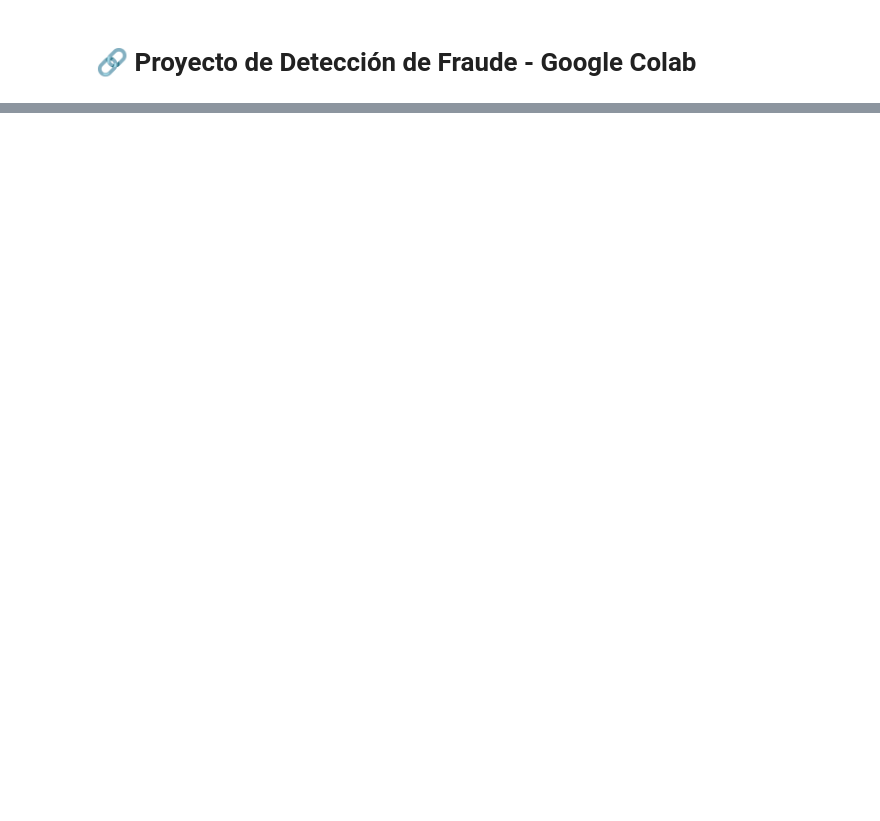
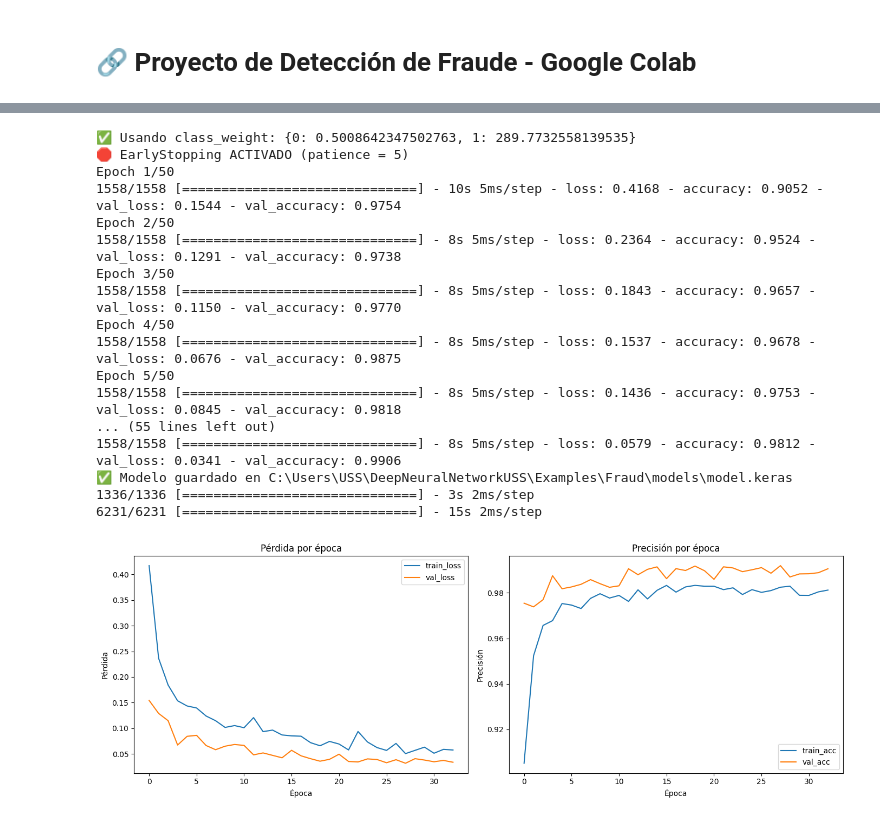
Before and after one commit to solivare/DeepNeuralNetworkUSS, a Jupyter notebook: Examples/Fraud/notebooks/runColab.ipynb, the cells around one changed output, grey strips where cells are left out. Cells and saved outputs as stored; diff of their text form; code cells hidden in the pictures; blank space fills up the shorter version.

```diff
--- a/Examples/Fraud/notebooks/runColab.ipynb
+++ b/Examples/Fraud/notebooks/runColab.ipynb
@@ -44,22 +102,45 @@ X_train_scaled = scaler.fit_transform(X_train)
 X_test_scaled = scaler.transform(X_test)
 # %%
 # ✅ Carga de modelo NN y entrenamiento modelo Regresion Logistica
+
+# Entrenamiento y captura del history para graficar luego
+import train
+history = train.train(return_history=True)  # ← Aquí obtienes history directamente
 
 # Red Neuronal
 model_path = os.path.join(config["base_dir"], "models", "model.keras")
 nn_model = load_model(model_path)
 y_prob_nn = nn_model.predict(X_test_scaled).flatten()
 y_prob_train_nn = nn_model.predict(X_train_scaled).flatten()
 y_pred_nn = (y_prob_nn > 0.5).astype(int)
 
 # Regresión Logística
 lr_model = LogisticRegression(max_iter=1000)
 lr_model.fit(X_train_scaled, y_train)
 y_prob_lr = lr_model.predict_proba(X_test_scaled)[:, 1]
 y_pred_lr = (y_prob_lr > 0.5).astype(int)
 
 # Grafico Loss Function y Precision para la NN
 plot_training(history)
+# %% [output]
+✅ Usando class_weight: {0: 0.5008642347502763, 1: 289.7732558139535}
+🛑 EarlyStopping ACTIVADO (patience = 5)
+Epoch 1/50
+1558/1558 [==============================] - 10s 5ms/step - loss: 0.4168 - accuracy: 0.9052 - val_loss: 0.1544 - val_accuracy: 0.9754
+Epoch 2/50
+1558/1558 [==============================] - 8s 5ms/step - loss: 0.2364 - accuracy: 0.9524 - val_loss: 0.1291 - val_accuracy: 0.9738
+Epoch 3/50
+1558/1558 [==============================] - 8s 5ms/step - loss: 0.1843 - accuracy: 0.9657 - val_loss: 0.1150 - val_accuracy: 0.9770
+Epoch 4/50
+1558/1558 [==============================] - 8s 5ms/step - loss: 0.1537 - accuracy: 0.9678 - val_loss: 0.0676 - val_accuracy: 0.9875
+Epoch 5/50
+1558/1558 [==============================] - 8s 5ms/step - loss: 0.1436 - accuracy: 0.9753 - val_loss: 0.0845 - val_accuracy: 0.9818
+... (55 lines left out)
+1558/1558 [==============================] - 8s 5ms/step - loss: 0.0579 - accuracy: 0.9812 - val_loss: 0.0341 - val_accuracy: 0.9906
+✅ Modelo guardado en C:\Users\USS\DeepNeuralNetworkUSS\Examples\Fraud\models\model.keras
+1336/1336 [==============================] - 3s 2ms/step
+6231/6231 [==============================] - 15s 2ms/step
+[figure, added]
 # %%
 # ✅ Evaluación: generación de métricas y visualizaciones
 
```
Also changed, not shown: parts of 12 cells of this notebook, 8 other files.
